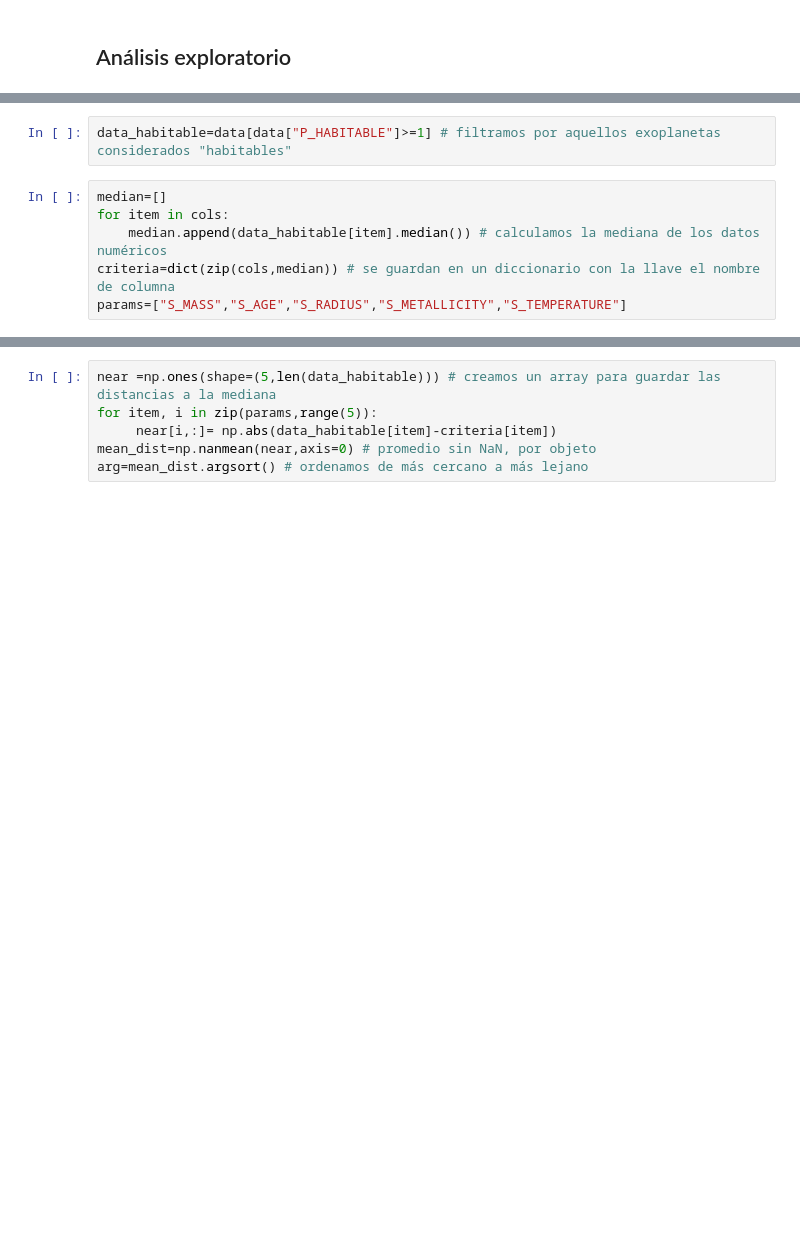
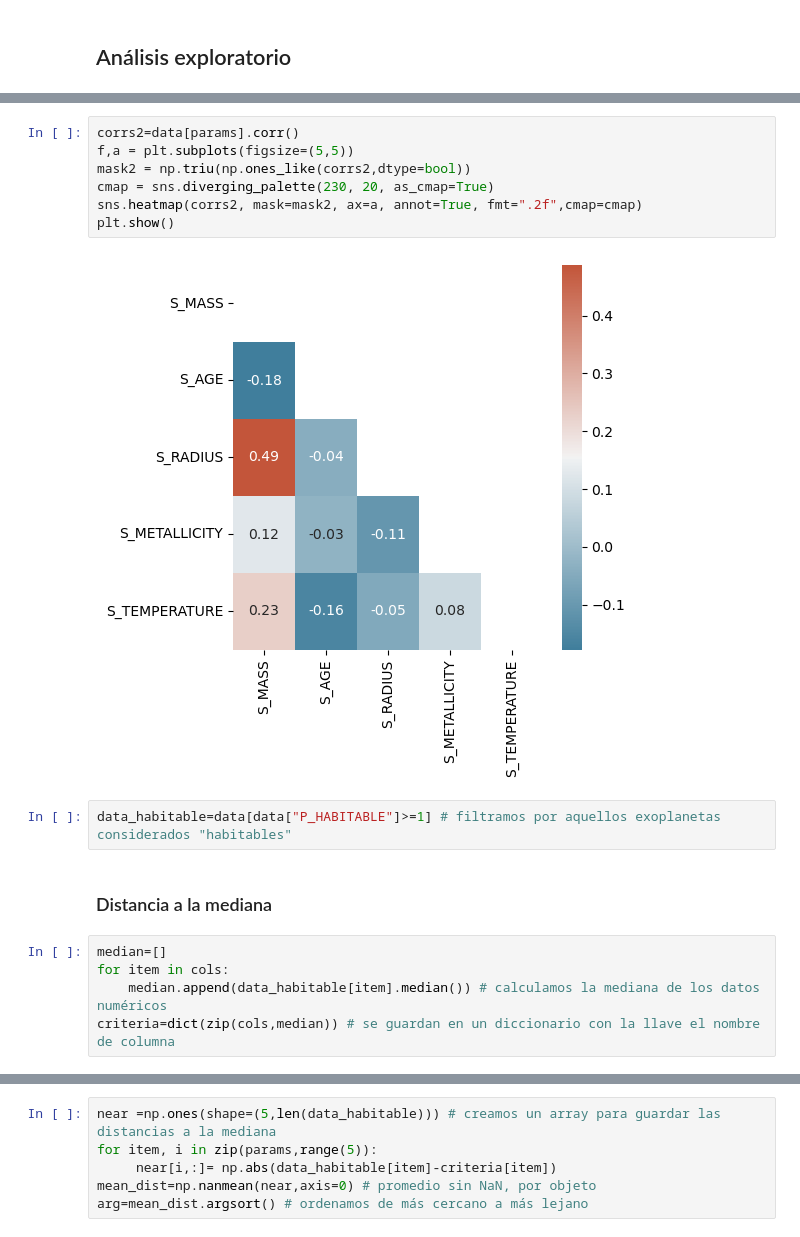
Before and after one commit to sphxisnot/Big-Data-2026, a Jupyter notebook: Hackaton_planetas_grupo_3.ipynb, the cells around one changed output, grey strips where cells are left out. Cells and saved outputs as stored; diff of their text form; blank space fills up the shorter version.

```diff
--- a/Hackaton_planetas_grupo_3.ipynb
+++ b/Hackaton_planetas_grupo_3.ipynb
@@ -38,8 +71,18 @@ cols=cols[2:10]+cols[11:-2] # sólo las columnas que tienen valores numéricos
+# %%
+corrs2=data[params].corr()
+f,a = plt.subplots(figsize=(5,5))
+mask2 = np.triu(np.ones_like(corrs2,dtype=bool))
+cmap = sns.diverging_palette(230, 20, as_cmap=True)
+sns.heatmap(corrs2, mask=mask2, ax=a, annot=True, fmt=".2f",cmap=cmap)
+plt.show()
+# %% [output]
+[figure, added]
 # %%
 data_habitable=data[data["P_HABITABLE"]>=1] # filtramos por aquellos exoplanetas considerados "habitables"
+# %% [markdown]
+### Distancia a la mediana
 # %%
 median=[]
 for item in cols:
     median.append(data_habitable[item].median()) # calculamos la mediana de los datos numéricos
 criteria=dict(zip(cols,median)) # se guardan en un diccionario con la llave el nombre de columna
-params=["S_MASS","S_AGE","S_RADIUS","S_METALLICITY","S_TEMPERATURE"]
```
Also changed, not shown: parts of 10 cells of this notebook.
